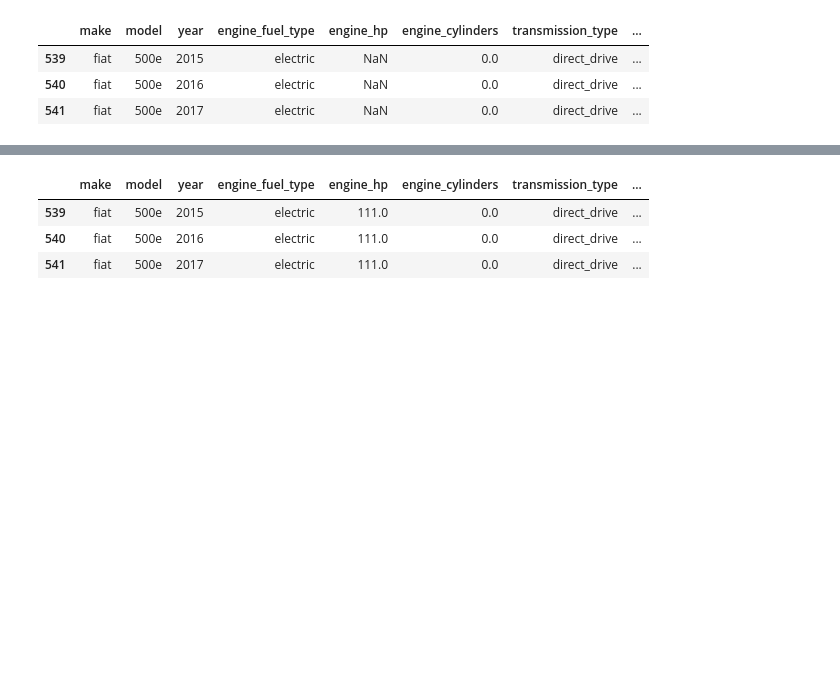
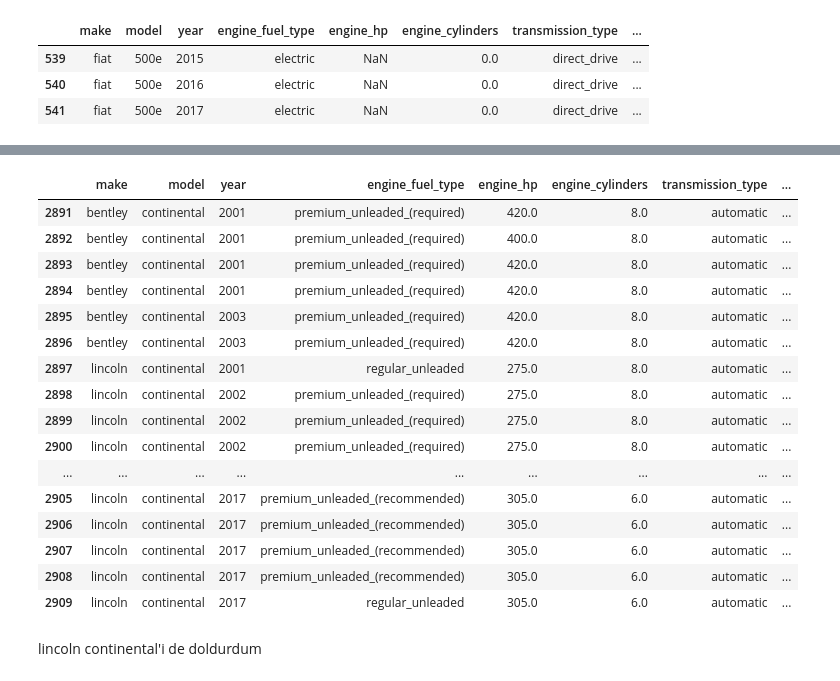
Before and after one commit to cfdonmez/mlzoomcamp-sand-2023, a Jupyter notebook: sandBoxFD/Section2/Section2_further.ipynb, the cells around one changed output, grey strips where cells are left out. Saved outputs shown, nothing was run; the diff lists cells and outputs as text; code cells hidden in the pictures; blank space fills up the shorter version.

```diff
--- a/sandBoxFD/Section2/Section2_further.ipynb
+++ b/sandBoxFD/Section2/Section2_further.ipynb
@@ -717,16 +737,31 @@ df[df['model'] == '500e']
 # %%
-specified_model = '500e'
+specified_model = 'continental'
 
 df.loc[df['model'] == specified_model]
 
 
 
-df.loc[(df['model'] == specified_model) & (df['engine_hp'].isna()), 'engine_hp'] = 111
+df.loc[(df['make'] == 'lincoln') & (df['model'] == specified_model) & (df['engine_hp'].isna()), 'engine_hp'] = 305
 
 
 df.loc[df['model'] == specified_model]
 # %% [output]
 |  | make | model | year | engine_fuel_type | engine_hp | engine_cylinders | transmission_type | ... |
-| 539 | fiat | 500e | 2015 | electric | 111.0 | 0.0 | direct_drive | ... |
-| 540 | fiat | 500e | 2016 | electric | 111.0 | 0.0 | direct_drive | ... |
-| 541 | fiat | 500e | 2017 | electric | 111.0 | 0.0 | direct_drive | ... |
+| 2891 | bentley | continental | 2001 | premium_unleaded_(required) | 420.0 | 8.0 | automatic | ... |
+| 2892 | bentley | continental | 2001 | premium_unleaded_(required) | 400.0 | 8.0 | automatic | ... |
+| 2893 | bentley | continental | 2001 | premium_unleaded_(required) | 420.0 | 8.0 | automatic | ... |
+| 2894 | bentley | continental | 2001 | premium_unleaded_(required) | 420.0 | 8.0 | automatic | ... |
+| 2895 | bentley | continental | 2003 | premium_unleaded_(required) | 420.0 | 8.0 | automatic | ... |
+| 2896 | bentley | continental | 2003 | premium_unleaded_(required) | 420.0 | 8.0 | automatic | ... |
+| 2897 | lincoln | continental | 2001 | regular_unleaded | 275.0 | 8.0 | automatic | ... |
+| 2898 | lincoln | continental | 2002 | premium_unleaded_(required) | 275.0 | 8.0 | automatic | ... |
+| 2899 | lincoln | continental | 2002 | premium_unleaded_(required) | 275.0 | 8.0 | automatic | ... |
+| 2900 | lincoln | continental | 2002 | premium_unleaded_(required) | 275.0 | 8.0 | automatic | ... |
+| ... | ... | ... | ... | ... | ... | ... | ... | ... |
+| 2905 | lincoln | continental | 2017 | premium_unleaded_(recommended) | 305.0 | 6.0 | automatic | ... |
+| 2906 | lincoln | continental | 2017 | premium_unleaded_(recommended) | 305.0 | 6.0 | automatic | ... |
+| 2907 | lincoln | continental | 2017 | premium_unleaded_(recommended) | 305.0 | 6.0 | automatic | ... |
+| 2908 | lincoln | continental | 2017 | premium_unleaded_(recommended) | 305.0 | 6.0 | automatic | ... |
+| 2909 | lincoln | continental | 2017 | regular_unleaded | 305.0 | 6.0 | automatic | ... |
+# %% [markdown]
+lincoln continental'i de doldurdum
```
Also changed, not shown: parts of 13 cells of this notebook.
